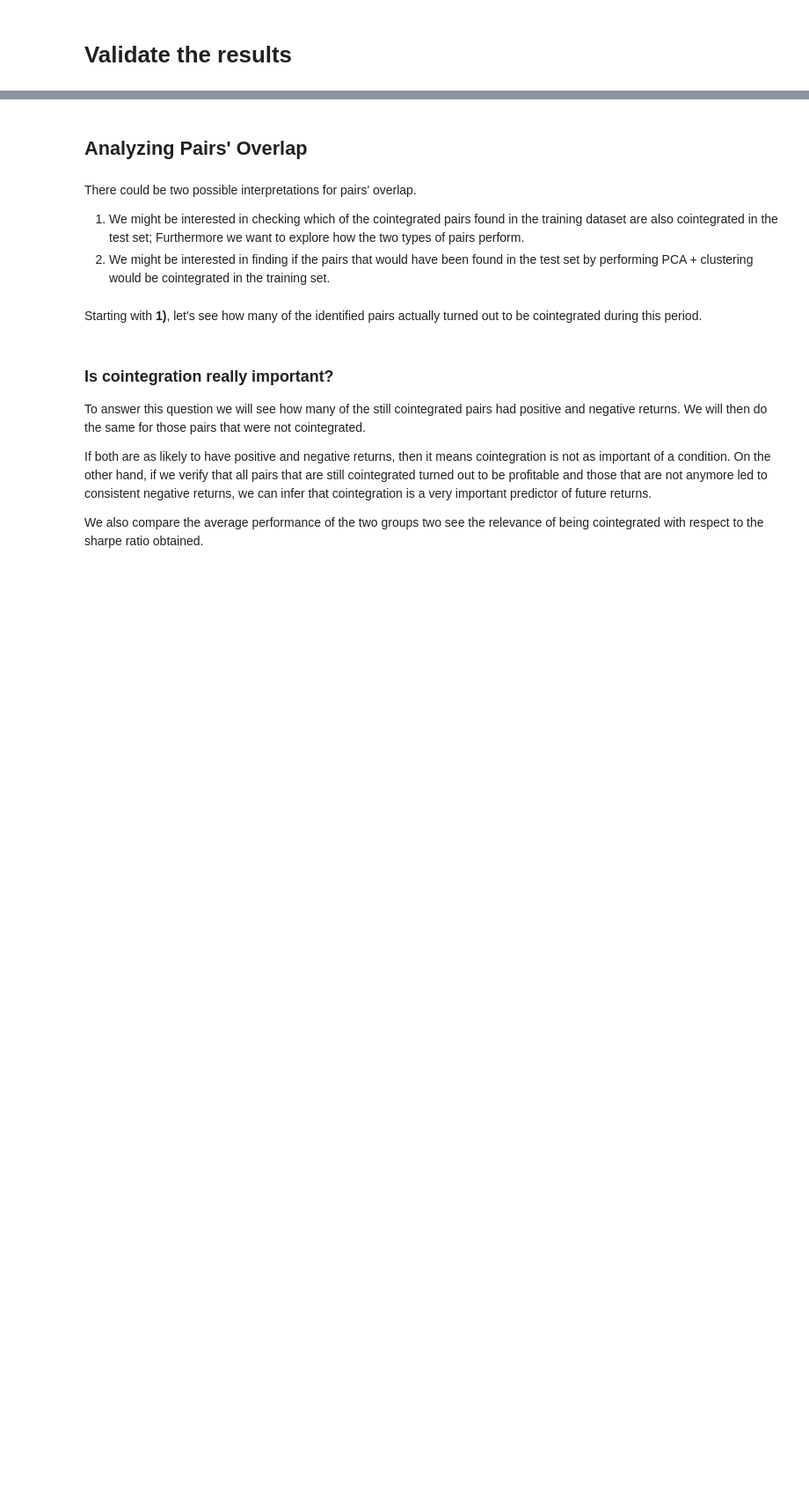
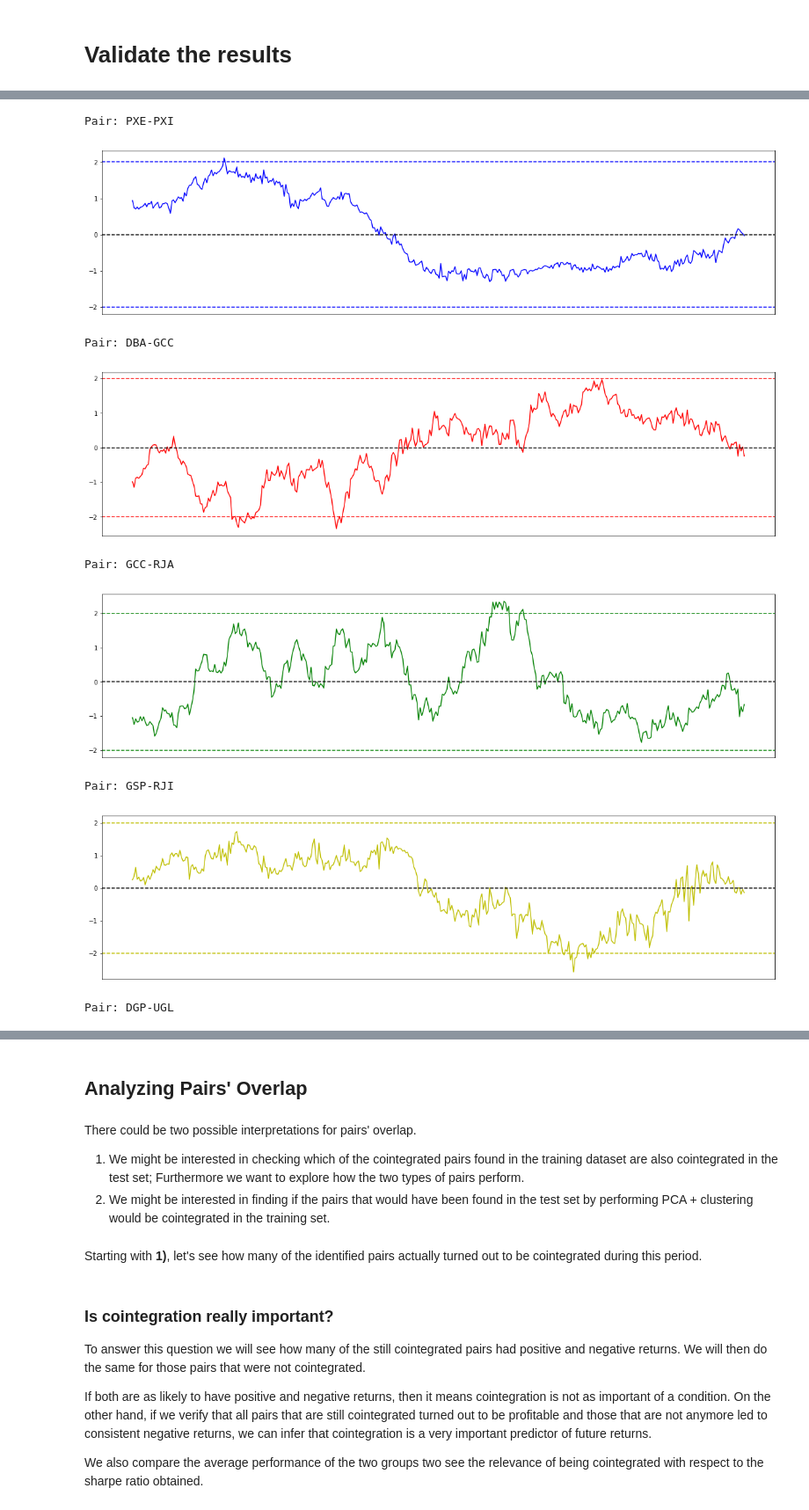
Before and after one commit to simaomsarmento/PairsTrading, a Jupyter notebook: PairsTrading_CommodityETFs-Benchmark-FixedBeta_2009_2019.ipynb, the cells around one changed output, grey strips where cells are left out. Shown at 88% size. Drawn from its saved outputs; the diff is of its cells as text; code cells hidden in the pictures; blank space fills up the shorter version.

```diff
--- a/PairsTrading_CommodityETFs-Benchmark-FixedBeta_2009_2019.ipynb
+++ b/PairsTrading_CommodityETFs-Benchmark-FixedBeta_2009_2019.ipynb
@@ -317,0 +337,25 @@ pairs_summary
+# %%
+colors = ['b', 'r', 'g', 'y', 'pink']
+for i in range(len(pairs)):
+    print('Pair: {}-{}'.format(performance_threshold_test[i][0][0],performance_threshold_test[i][0][1]))
+
+    plt.figure(figsize=(20,5))
+    plt.plot(performance_threshold_test[i][1]['norm_spread'].values[::50], c=colors[i])
+
+    std = performance_threshold_test[i][0][2]['spread'].std()
+    mean = performance_threshold_test[i][0][2]['spread'].mean()
+    plt.axhline(y=2, color=colors[i], linestyle='--')
+    plt.axhline(y=0, color='black', linestyle='--')
+    plt.axhline(y=-2, color=colors[i], linestyle='--')
+    plt.xticks([])
+    plt.show()
+# %% [output]
+Pair: PXE-PXI
+[figure, added]
+Pair: DBA-GCC
+[figure, added]
+Pair: GCC-RJA
+[figure, added]
+Pair: GSP-RJI
+[figure, added]
+Pair: DGP-UGL
```
Also changed, not shown: parts of 12 cells of this notebook, 2 other files.
